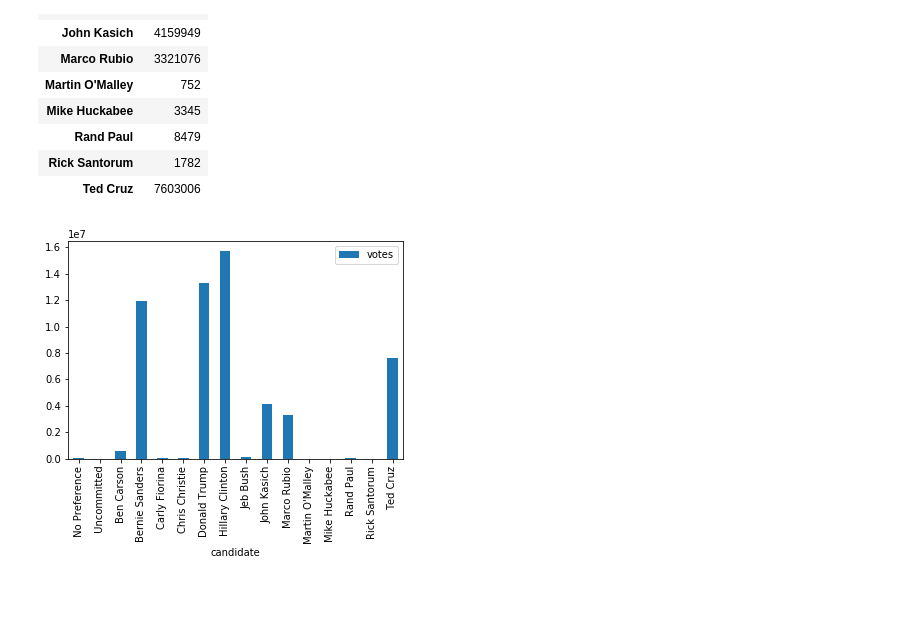
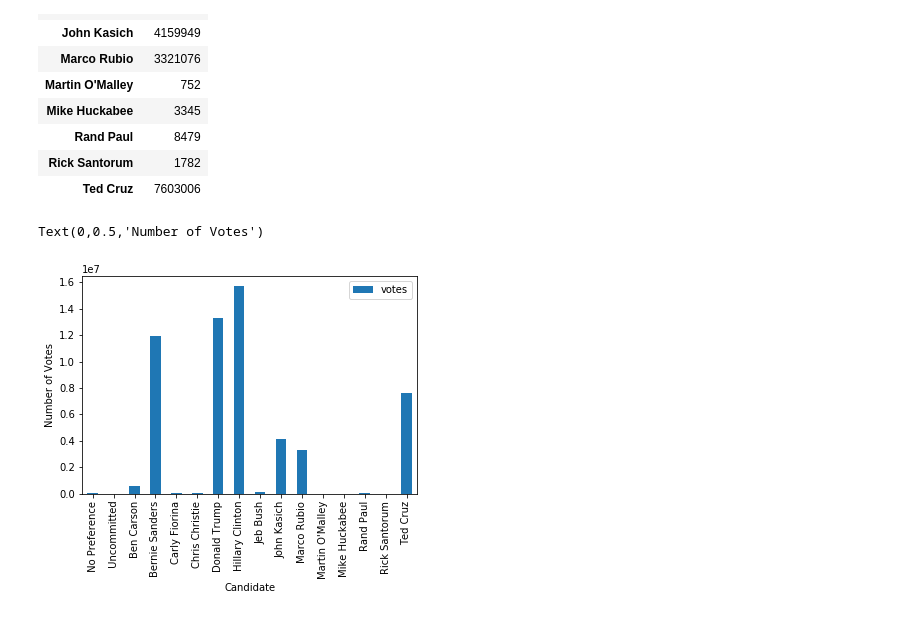
Before and after one commit to hgfowler08/primary2016, a Jupyter notebook: Election_Data.ipynb, the cells around one changed output. Cells and saved outputs as stored; diff of their text form; code cells hidden in the pictures.

Commit message:
chart updates

```diff
--- a/Election_Data.ipynb
+++ b/Election_Data.ipynb
@@ -27,7 +27,7 @@ county
 | 3194 | 56045 | Weston County | WY | 7201 | 7208 | -0.1 | 7208 | 6.5 | ... |
 3195 rows × 54 columns
 # %%
-primary = pd.read_csv('primary_results.csv')
+primary = pd.read_csv('data/primary_results.csv')
 primary
 # %% [output]
 |  | state | state_abbreviation | county | fips | party | candidate | votes | fraction_votes |
@@ -112,5 +117,8 @@ candidate_votes
 | Ted Cruz | 7603006 |
 # %%
 candidate_chart = candidate_votes.plot(kind='bar')
+candidate_chart.set_xlabel('Candidate')
+candidate_chart.set_ylabel('Number of Votes')
 # %% [output]
+Text(0,0.5,'Number of Votes')
-[figure, old version]
+[figure, new version]
```
Also changed, not shown: parts of 3 cells of this notebook, 2 other files.
